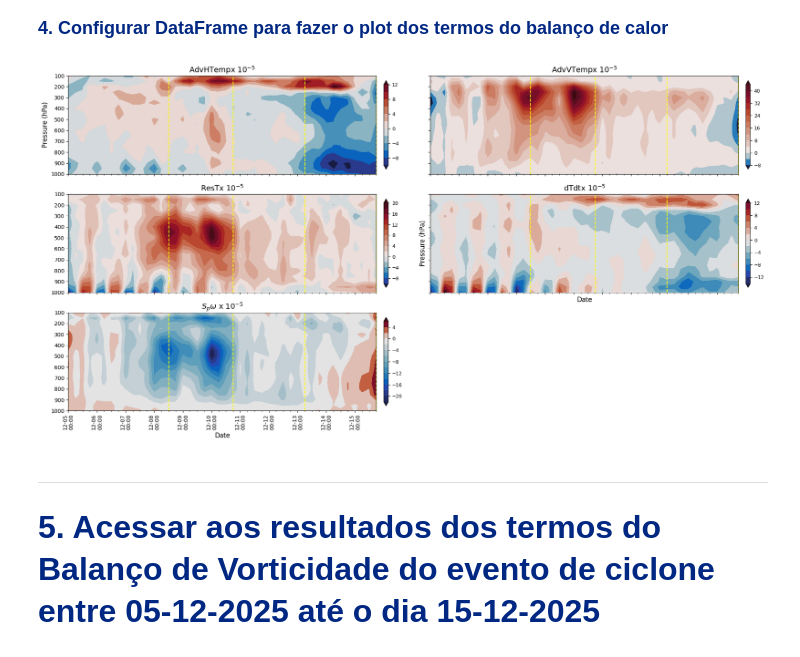
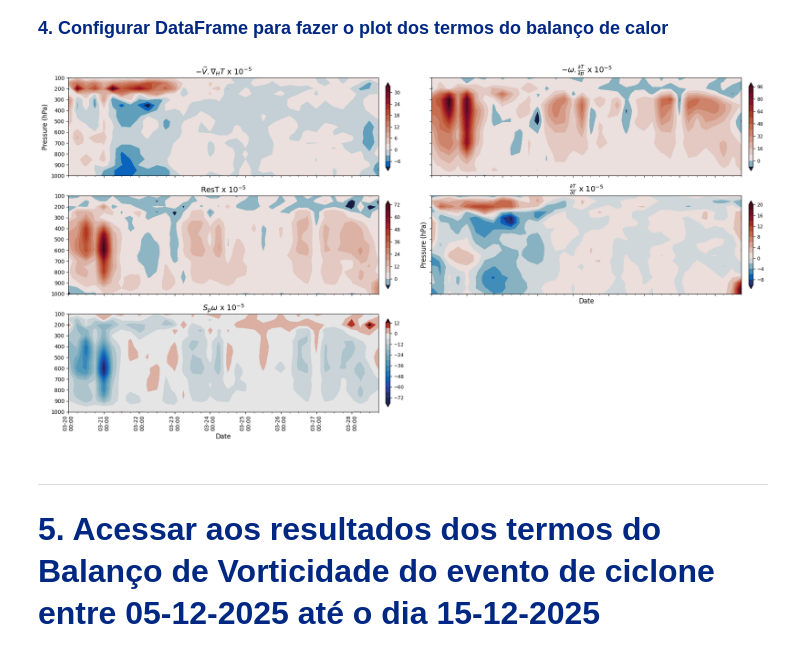
Before and after one commit to RonaldRN/Monitorias_IAG-USP, a Jupyter notebook: Meteorologia-Sinotica-III/2026/Aula-2_Hovmoller_Perfis-verticais/Hovmoller_ciclones.ipynb, the cells around one changed output. Saved outputs shown, nothing was run; the diff lists cells and outputs as text; code cells hidden in the pictures.

```diff
--- a/Meteorologia-Sinotica-III/2026/Aula-2_Hovmoller_Perfis-verticais/Hovmoller_ciclones.ipynb
+++ b/Meteorologia-Sinotica-III/2026/Aula-2_Hovmoller_Perfis-verticais/Hovmoller_ciclones.ipynb
@@ -102,6 +101,9 @@ from matplotlib.dates import DateFormatter
 # Troque Omega e Sigma por SpOmega
 # ==========================================================
 variables_plot = ['AdvHTemp', 'AdvVTemp', 'ResT', 'dTdt', 'SpOmega']
+titles_plot = [r'$-\vec{V}.\nabla_H T$', r'$-\omega.\frac{\partial T}{\partial p}$', 'ResT', r'$\frac{\partial T}{\partial t}$', 'SpOmega']
+# 'AdvHTemp'
+
 # ajuste os nomes conforme os arquivos reais que você usa
 
 # ==========================================================
@@ -113,11 +115,11 @@ axes = axes.flatten()
 # ==========================================================
 # Loop sobre as variáveis
 # ==========================================================
-for ax, variable in zip(axes, variables_plot):
+for ax, variable, titles in zip(axes, variables_plot, titles_plot):
 
     # Caminho da pasta com os resultados do ATMOSBUD
-    path_drive = '/content/drive/MyDrive/USP-CURSOS/MONITORIA/METEOROLOGIA-SINOTICA-III-2026/Aula-2_Hovmoller_Perfis-verticais'
-    base_path = f'{path_drive}/ciclone_dec_2025_track/{budget}_terms'
+    path_drive = '/content/drive/MyDrive/USP-CURSOS/MONITORIA/METEOROLOGIA-SINOTICA-III-2026/equipes_ciclones/equipe4_track_3x3'
+    base_path = f'{path_drive}/{budget}_terms'
 
     # ======================================================
     # Caso especial: produto Sigma * Omega
@@ -163,7 +165,7 @@ for ax, variable in zip(axes, variables_plot):
         df.index = pd.to_numeric(df.index, errors='coerce') / 100
         df = df.apply(pd.to_numeric, errors='coerce') * 1e5
 
-        title_plot = variable + 'x $10^{-5}$'
+        title_plot = titles + ' x $10^{-5}$'
 
     # ======================================================
     # Configurar barra de cores
@@ -196,9 +198,9 @@ for ax, variable in zip(axes, variables_plot):
     ax.set_title(title_plot, fontsize=14)
 
     # Linhas verticais das fases
-    for _, inicio, fim, _ in fases:
-        ax.axvline(pd.to_datetime(inicio), color='yellow', linestyle='--', linewidth=1.5)
-        ax.axvline(pd.to_datetime(fim), color='yellow', linestyle='--', linewidth=1.5)
+    #for _, inicio, fim, _ in fases:
+    #    ax.axvline(pd.to_datetime(inicio), color='yellow', linestyle='--', linewidth=1.5)
+    #    ax.axvline(pd.to_datetime(fim), color='yellow', linestyle='--', linewidth=1.5)
 
     # Colorbar individual
     cbar = fig.colorbar(im, ax=ax, orientation='vertical', pad=0.02, shrink=0.9)
@@ -212,36 +214,36 @@ for ax in axes:
     ax.xaxis.set_major_formatter(DateFormatter('%m-%d\n%H:%M'))
     ax.tick_params(axis='x', labelrotation=90)
     ax.tick_params(axis='both', labelsize=10)
     ax.xaxis.set_minor_locator(mdates.HourLocator(interval=6))
 
 # Labels apenas na borda externa
 for ax in axes[3:]:
     ax.set_xlabel('Date', fontsize=12)
 
 for ax in [axes[0], axes[3]]:
     ax.set_ylabel('Pressure (hPa)', fontsize=12)
 
 # Apagar o último painel sem dados
 for j in range(len(variables_plot), len(axes)):
     fig.delaxes(axes[j])
 # ==========================================================
 # Ajuste final
 # ==========================================================
 plt.tight_layout()
 
-path_out = path_drive + '/ciclone_dec_2025_track'
+path_out = path_drive + '/ciclone_track'
 out_dir = os.path.join(path_out, 'Figuras_Hovmoller_Balance')
 os.makedirs(out_dir, exist_ok=True)
 
 plt.savefig(
-    os.path.join(out_dir, f'hovmoller_6terms_{budget}.png'),
+    os.path.join(out_dir, f'hovmoller_6terms_{budget}_3x3.png'),
     dpi=300,
     bbox_inches='tight'
 )
 
 plt.show()
 # %% [output]
-[figure, old version]
+[figure, new version]
 # %% [markdown]
 <hr size=5 color='#002883'>
 
```
Also changed, not shown: parts of 6 cells of this notebook, 1 other file.
